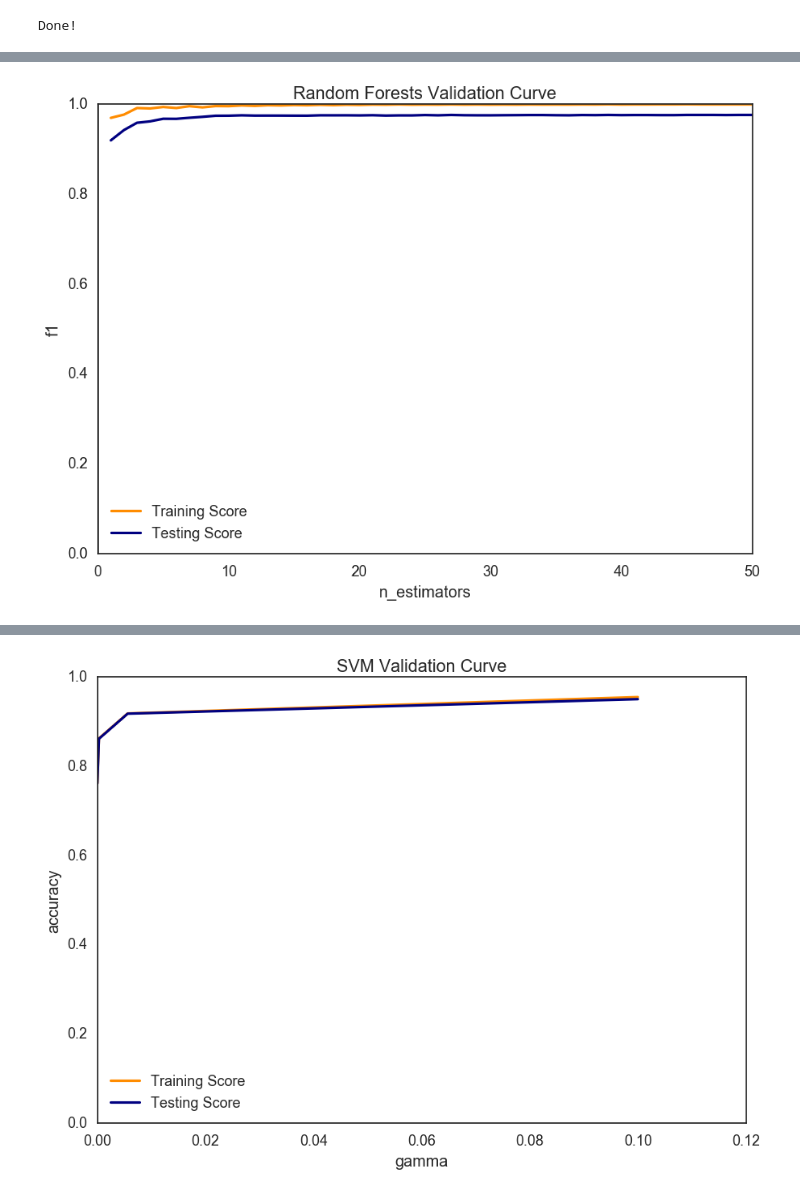
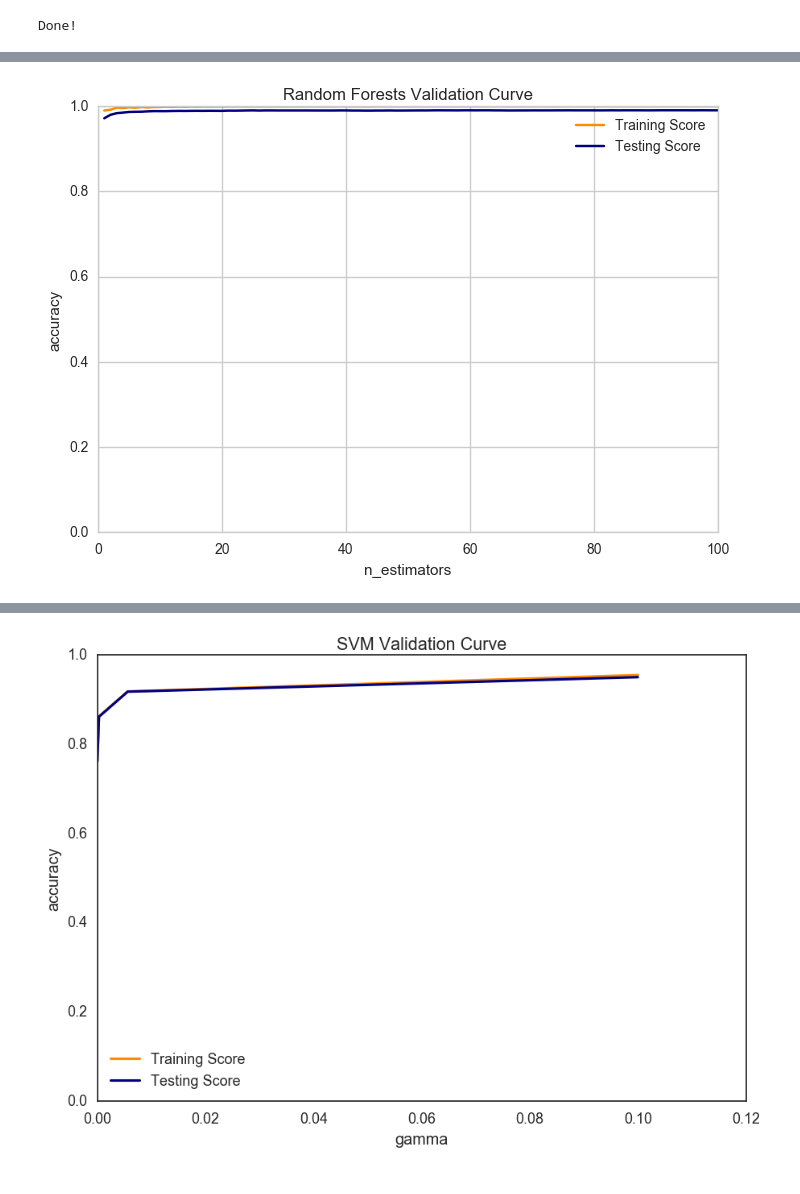
Before and after one commit to inncretech/datascience, a Jupyter notebook: kaggle/hr/notebooks/kaggle_hr.ipynb, the cells around one changed output, grey strips where cells are left out. Saved outputs shown, nothing was run; the diff lists cells and outputs as text; code cells hidden in the pictures.

Commit message:
Added plots and roc curve

```diff
--- a/kaggle/kaggle_hr/kaggle_hr.ipynb
+++ b/kaggle/hr/notebooks/kaggle_hr.ipynb
@@ -112,0 +136,7 @@ def plot_learning_curve(model, X, y, items):
+# %%
+#Reading in the data
+df = pd.read_csv("/Users/nandu/desktop/WORK/kaggle/hr/data/HR_comma_sep.csv")
+
+print df.shape
+
+print df.info()
@@ -112,0 +167,4 @@ def plot_learning_curve(model, X, y, items):
+# %%
+# We'll rename the "sales" column to "department"
+
+df.rename(columns={"sales":"department"}, inplace=True)
@@ -113,16 +285,12 @@ def plot_learning_curve(model, X, y, items):
 # %%
-#Reading in the data
-df = pd.read_csv("/Users/nandu/desktop/WORK/kaggle/HR_comma_sep.csv").rename(columns={"sales":"department"})
+#Splitting the dataset into two parts, train set and test set, using stratified sampling.
+#We use stratified sampling as the dataset is imbalanced and skewed towards class 0.
 
-#One hot encoding - Transforming all the categorical variables to numerical variables
-salary = pd.get_dummies(df['salary'], drop_first=False)
-department = pd.get_dummies(df['department'], drop_first=False)
-df.drop(['salary', 'department'], axis=1, inplace=True)
-df = pd.concat([df, salary, department], axis=1)
-
-#Splitting the dataset into two parts, train set and test set, using stratified sampling
 train, test = train_test_split(df, test_size = 0.3, random_state = 5, stratify = df['left'])
 X_train = train.ix[:, df.columns.difference(['left'])]
 y_train = train.ix[:, 'left']
 X_test = test.ix[:, df.columns.difference(['left'])]
 y_test = test.ix[:, ['left']]
+
+print X_train.shape, y_train.shape
+print X_test.shape, y_test.shape
@@ -129,19 +300,20 @@ y_test = test.ix[:, ['left']]
 # %%
 #Random Forests classification
-n = range(1, 51)
+n = range(1, 101)
 param_grid = dict(n_estimators=n)
 
 random_forests = RandomForestClassifier(random_state=5)
 grid = GridSearchCV(random_forests, param_grid, cv=10, scoring='accuracy', n_jobs=-1)
 
-results = classify(grid, X_train, y_train, X_test, y_test)
+results1 = classify(grid, X_train, y_train, X_test, y_test)
 
 #Visualizing the importance of the features
 #The importance of a feature is computed as the (normalized) total reduction of the criterion brought by that feature.
 #It is also known as the Gini importance.
 
-feature_importances = get_feature_importances(results['grid'], X_test)
+feature_importances = get_feature_importances(results1['grid'], X_test)
 
+ax = None
 ax = plot_feature_importances(feature_importances)
 sns.plt.show()
 # %% [output]
@@ -172,15 +410,15 @@ sns.plt.show()
 # %%
 #Random Forests Validation Curve
 
 random_forests_classifier = RandomForestClassifier(random_state=5)
-n_estimators = range(1, 51)
+n_estimators = range(1, 101)
 
 items = {'title':'Random Forests Validation Curve',
          'param_range':n_estimators,
          'param_name':'n_estimators',
-         'scoring':'f1'}
+         'scoring':'accuracy'}
 
 plt = plot_validation_curve(random_forests_classifier, X_train, y_train, items)
 plt.show()
 # %% [output]
-[figure, old version]
+[figure, new version]
```
Also changed, not shown: parts of 28 cells of this notebook, 5 other files.
